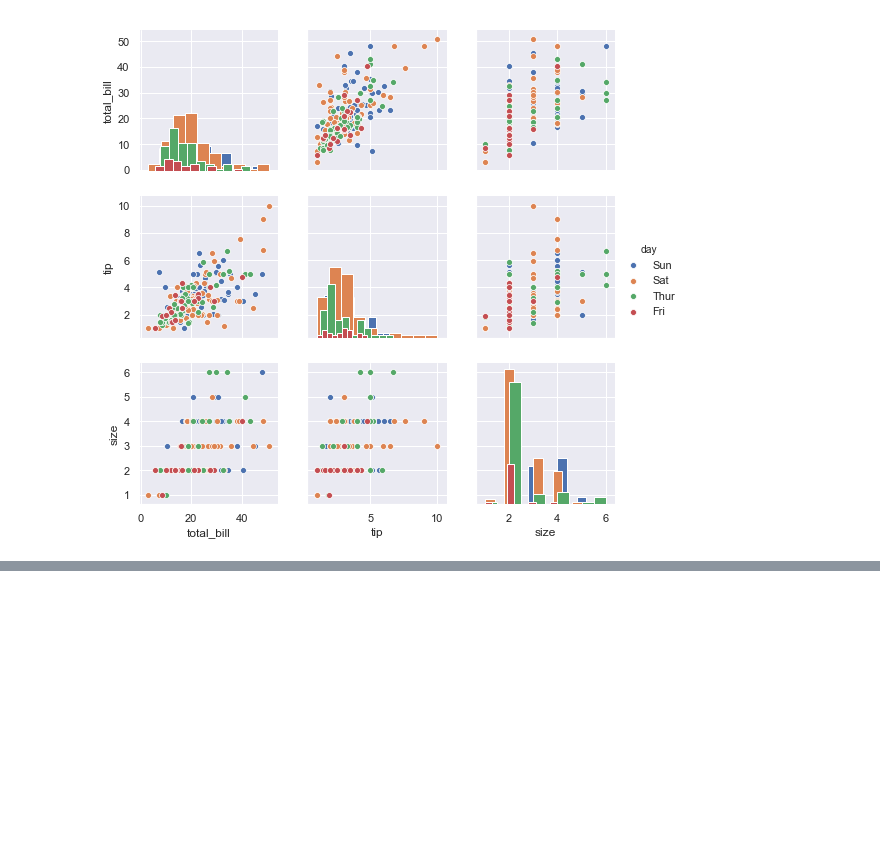
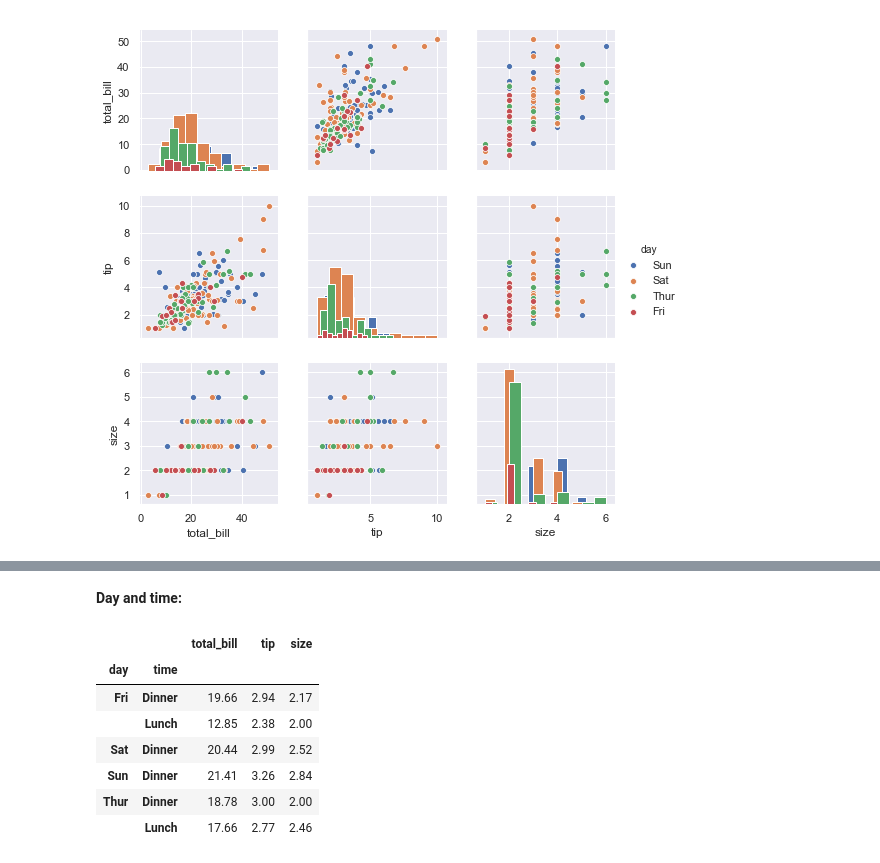
Before and after one commit to johndunne2019/Fundamentals-of-Data-Analysis-Project-2019, a Jupyter notebook: Tips-Dataset.ipynb, the cells around one changed output, grey strips where cells are left out. Cells and saved outputs as stored; diff of their text form; code cells hidden in the pictures; blank space fills up the shorter version.

```diff
--- a/Tips-Dataset.ipynb
+++ b/Tips-Dataset.ipynb
@@ -1167,0 +1174,13 @@ sns.countplot(x="sex", data=tips)
+# %% [markdown]
+**Day and time:**
+# %%
+df.groupby(['day','time']).mean().round(2)
+# %% [output]
+|  |  | total_bill | tip | size |
+| day | time |  |  |  |
+| Fri | Dinner | 19.66 | 2.94 | 2.17 |
+|  | Lunch | 12.85 | 2.38 | 2.00 |
+| Sat | Dinner | 20.44 | 2.99 | 2.52 |
+| Sun | Dinner | 21.41 | 3.26 | 2.84 |
+| Thur | Dinner | 18.78 | 3.00 | 2.00 |
+|  | Lunch | 17.66 | 2.77 | 2.46 |
```
Also changed, not shown: parts of 53 cells of this notebook.
